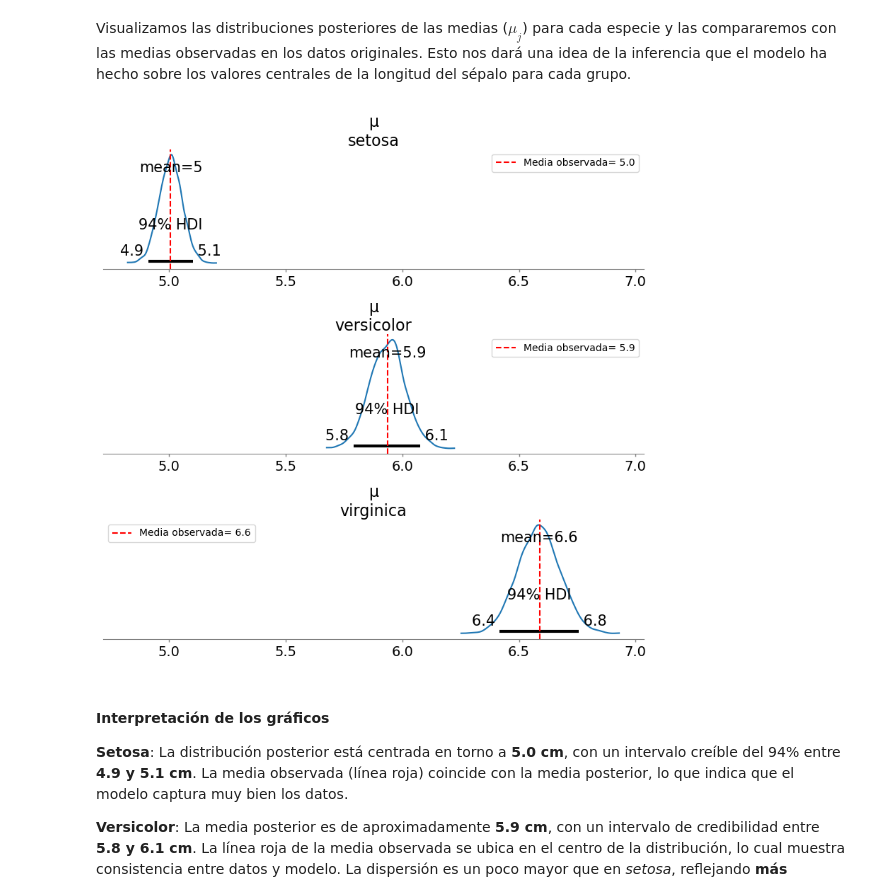
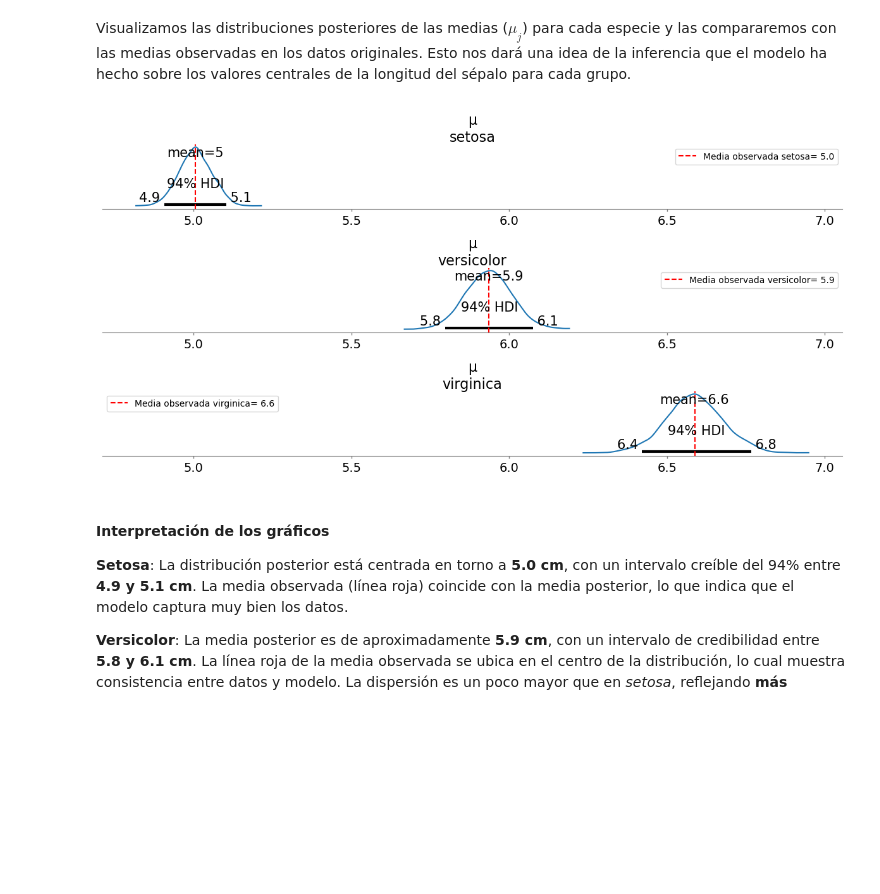
Before and after one commit to nazarenomm/Grupo4-TPI-EeI2, a Jupyter notebook: Parte1/G4_TPI_parte1.ipynb, the cells around one changed output. Cells and saved outputs as stored; diff of their text form; code cells hidden in the pictures; blank space fills up the shorter version.

```diff
--- a/Parte1/G4_TPI_parte1.ipynb
+++ b/Parte1/G4_TPI_parte1.ipynb
@@ -171,7 +171,7 @@ with pm.Model(coords=coords) as non_hier_model:
     μ = pm.Normal("μ", mu=5.5, sigma=2, dims="species")
     σ = pm.HalfNormal("σ", sigma=1, dims="species")
 
-    y = pm.Normal("y_obs", mu=μ[idx], sigma=σ[idx], observed=sepal_length_data, dims="species_flat")
+    sepal_length = pm.Normal("sepal_length", mu=μ[idx], sigma=σ[idx], observed=sepal_length_data, dims="species_flat")
 
     idata_no_j = pm.sample(chains=4)
 # %% [output]
@@ -189,17 +189,17 @@ Visualizamos las distribuciones posteriores de las medias ($\mu_j$) para cada es
 # %%
 observed_means = iris.groupby("species")["sepal length (cm)"].mean()
 
-fig, axes = plt.subplots(3, 1, figsize=(8, 8), sharex=True)
+fig, axes = plt.subplots(3, 1, figsize=(12, 6), sharex=True)
 
 for i, species in enumerate(categories):
     ax = axes[i]
     az.plot_posterior(idata_no_j, var_names=["μ"], coords={"species": [species]}, ax=ax)
-    ax.axvline(observed_means[species], color='red', linestyle='--', label='Media observada= {:.1f}'.format(observed_means[species]))
+    ax.axvline(observed_means[species], color='red', linestyle='--', label=f'Media observada {species}= {observed_means[species]:.1f}')
     ax.legend()
 
 plt.tight_layout();
 # %% [output]
-[figure, old version]
+[figure, new version]
 # %% [markdown]
 #### Interpretación de los gráficos
 
```
Also changed, not shown: parts of 16 cells of this notebook.
